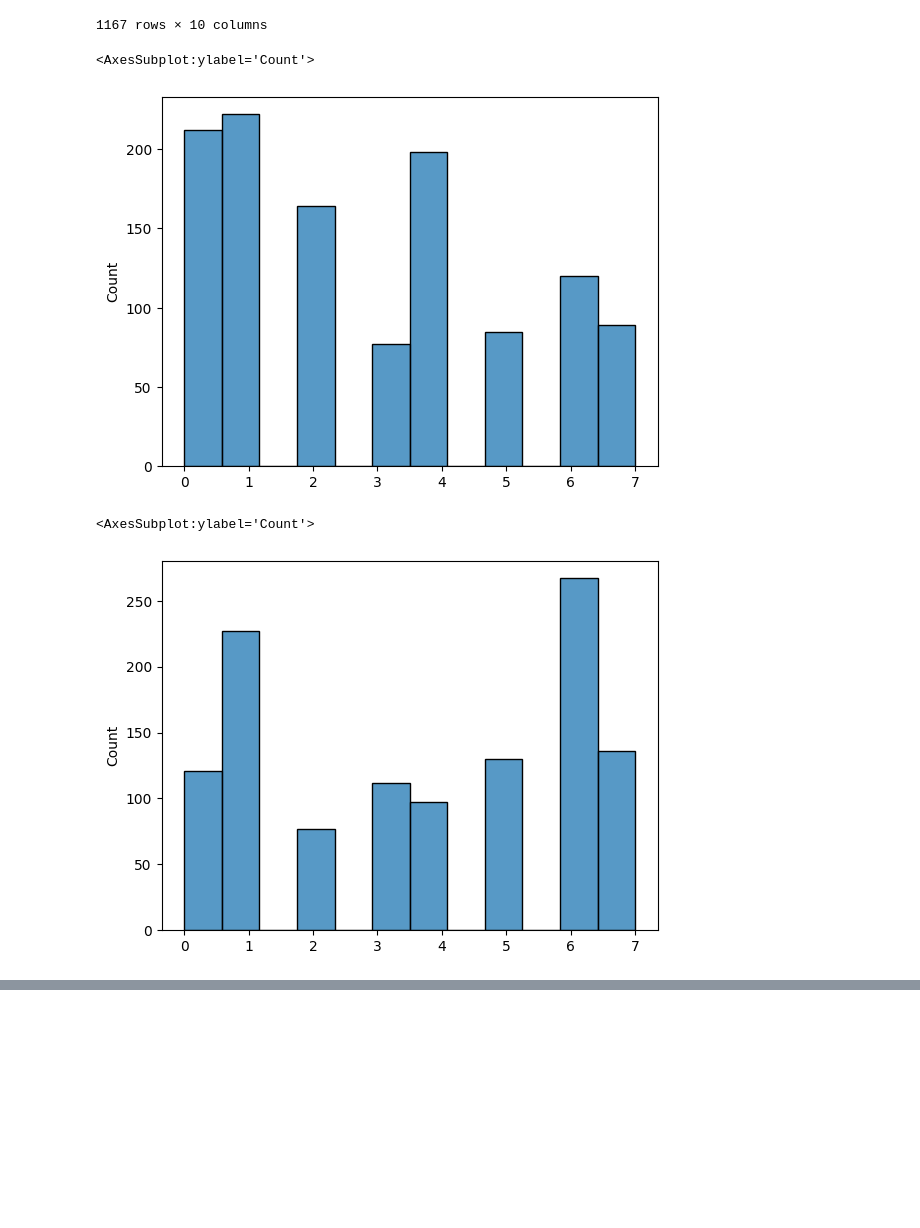
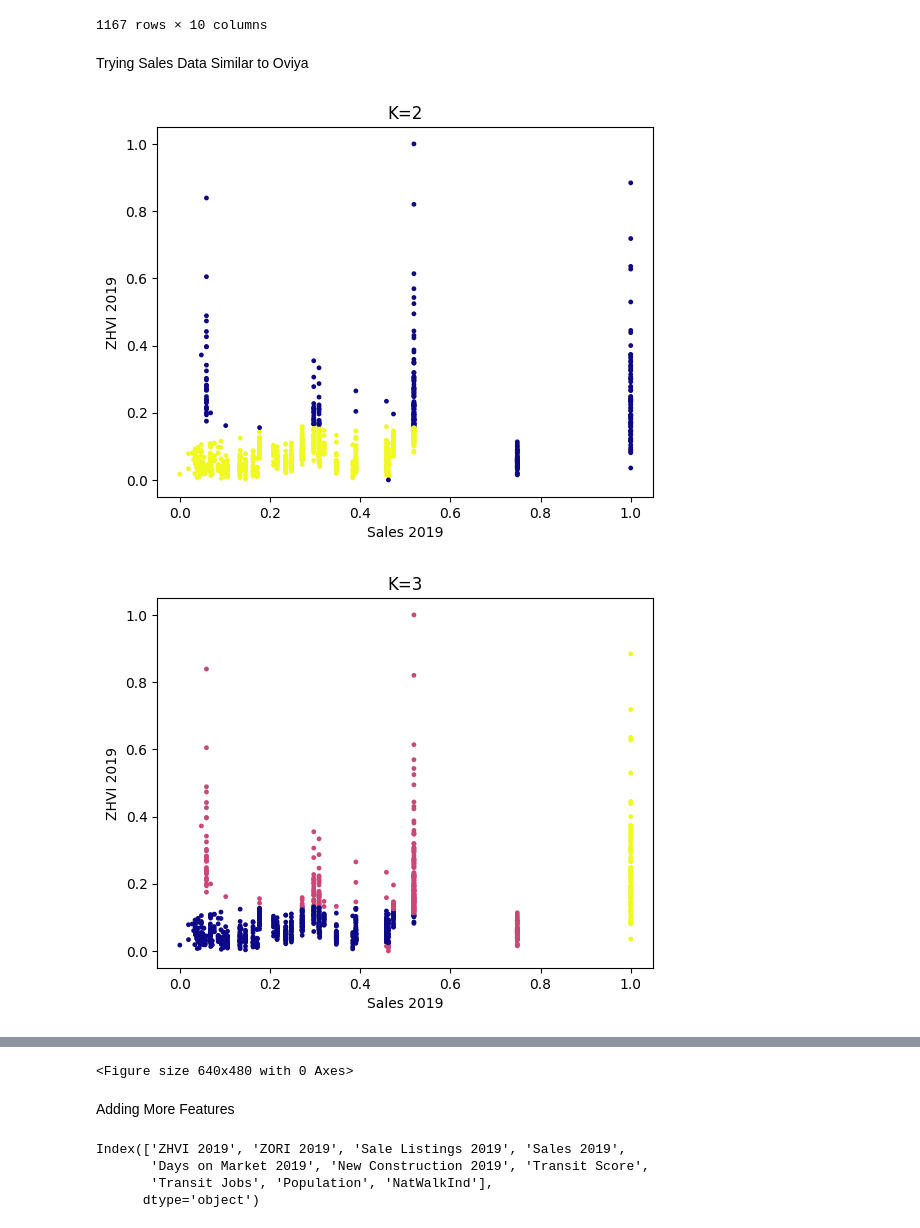
Before and after one commit to sean-r-duffy/DS5230-midterm, a Jupyter notebook: GMM Clustering_NC.ipynb, the cells around one changed output, grey strips where cells are left out. Drawn from its saved outputs; the diff is of its cells as text; code cells hidden in the pictures; blank space fills up the shorter version.

```diff
--- a/GMM Clustering_NC.ipynb
+++ b/GMM Clustering_NC.ipynb
@@ -279,13 +279,16 @@ normalized_df_2019
 | 1165 | 0.046448 | 0.067893 | 0.026143 | 0.045175 | 0.346154 | 0.152965 | ... |
 | 1166 | 0.030085 | 0.092250 | 0.026143 | 0.045175 | 0.346154 | 0.152965 | ... |
 1167 rows × 10 columns
-# %%
-sns.histplot(GaussianMixture(n_components= 8).fit_predict(normalized_df_2019[["Transit Score", "ZHVI 2019"]]))
-# %% [output]
-<AxesSubplot:ylabel='Count'>
-[figure, removed]
-# %%
-sns.histplot(GaussianMixture(n_components= 8).fit_predict(normalized_df_2019))
-# %% [output]
-<AxesSubplot:ylabel='Count'>
-[figure, removed]
+# %% [markdown]
+Trying Sales Data Similar to Oviya
+# %%
+for k in range(2, 10):
+    plt.scatter(normalized_df_2019['Sales 2019'], normalized_df_2019['ZHVI 2019'], c= GaussianMixture(n_components= k).fit_predict(normalized_df_2019[["Sales 2019", 'ZHVI 2019']]), cmap= plt.cm.plasma, s=6)
+    plt.title(f"K={k}")
+    plt.xlabel("Sales 2019")
+    plt.ylabel("ZHVI 2019")
+    plt.show()
+    plt.clf()
+# %% [output]
+[figure, added]
+[figure, added]
@@ -291,0 +301,10 @@ sns.histplot(GaussianMixture(n_components= 8).fit_predict(normalized_df_2019))
+<Figure size 640x480 with 0 Axes>
+# %% [markdown]
+Adding More Features
+# %%
+normalized_df_2019.columns
+# %% [output]
+Index(['ZHVI 2019', 'ZORI 2019', 'Sale Listings 2019', 'Sales 2019',
+       'Days on Market 2019', 'New Construction 2019', 'Transit Score',
+       'Transit Jobs', 'Population', 'NatWalkInd'],
+      dtype='object')
```
Also changed, not shown: parts of 4 cells of this notebook.
